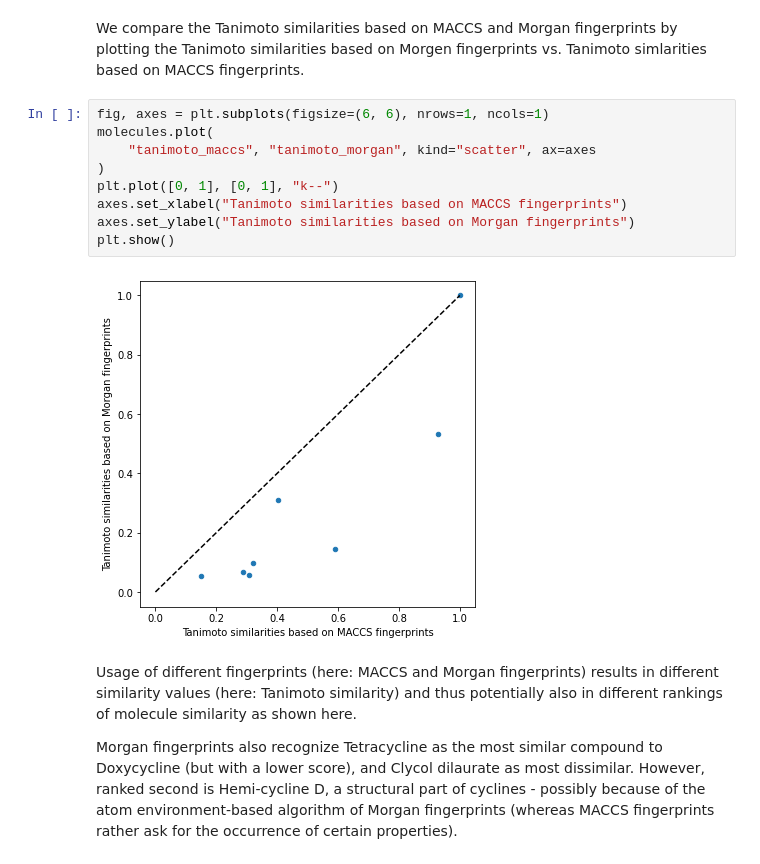
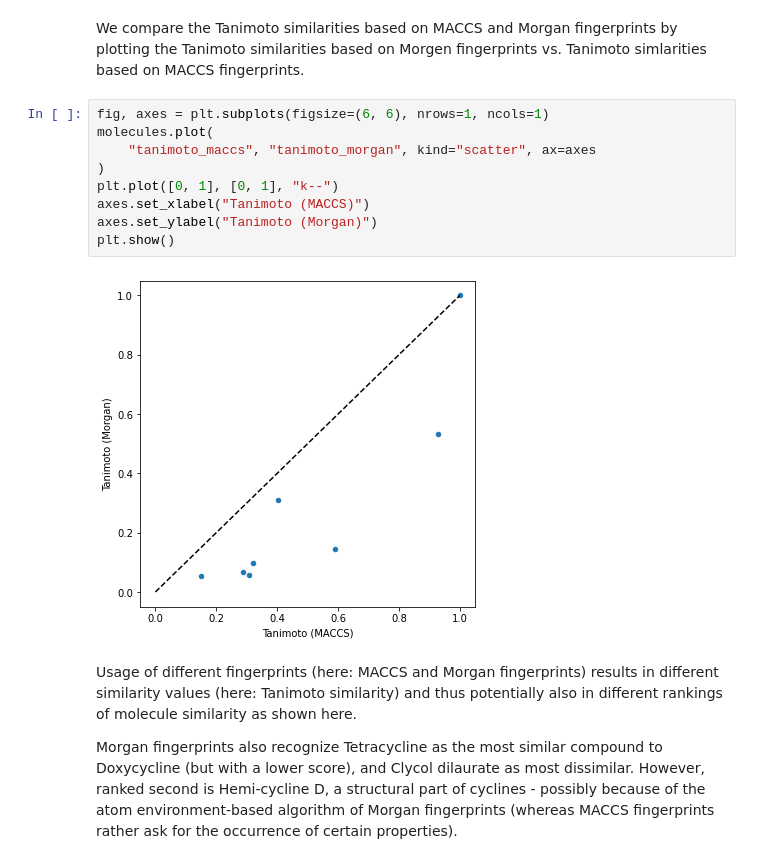
Before and after one commit to volkamerlab/teachopencadd, a Jupyter notebook: teachopencadd/talktorials/004_compound_similarity/talktorial.ipynb, the cells around one changed output. Saved outputs shown, nothing was run; the diff lists cells and outputs as text.

```diff
--- a/teachopencadd/talktorials/004_compound_similarity/talktorial.ipynb
+++ b/teachopencadd/talktorials/004_compound_similarity/talktorial.ipynb
@@ -485,14 +485,14 @@ We compare the Tanimoto similarities based on MACCS and Morgan fingerprints by p
 # %%
 fig, axes = plt.subplots(figsize=(6, 6), nrows=1, ncols=1)
 molecules.plot(
     "tanimoto_maccs", "tanimoto_morgan", kind="scatter", ax=axes
 )
 plt.plot([0, 1], [0, 1], "k--")
-axes.set_xlabel("Tanimoto similarities based on MACCS fingerprints")
-axes.set_ylabel("Tanimoto similarities based on Morgan fingerprints")
+axes.set_xlabel("Tanimoto (MACCS)")
+axes.set_ylabel("Tanimoto (Morgan)")
 plt.show()
 # %% [output]
-[figure, old version]
+[figure, new version]
 # %% [markdown]
 Usage of different fingerprints (here: MACCS and Morgan fingerprints) results in different similarity values (here: Tanimoto similarity) and thus potentially also in different rankings of molecule similarity as shown here.
 
```
Also changed, not shown: parts of 52 cells of this notebook.
